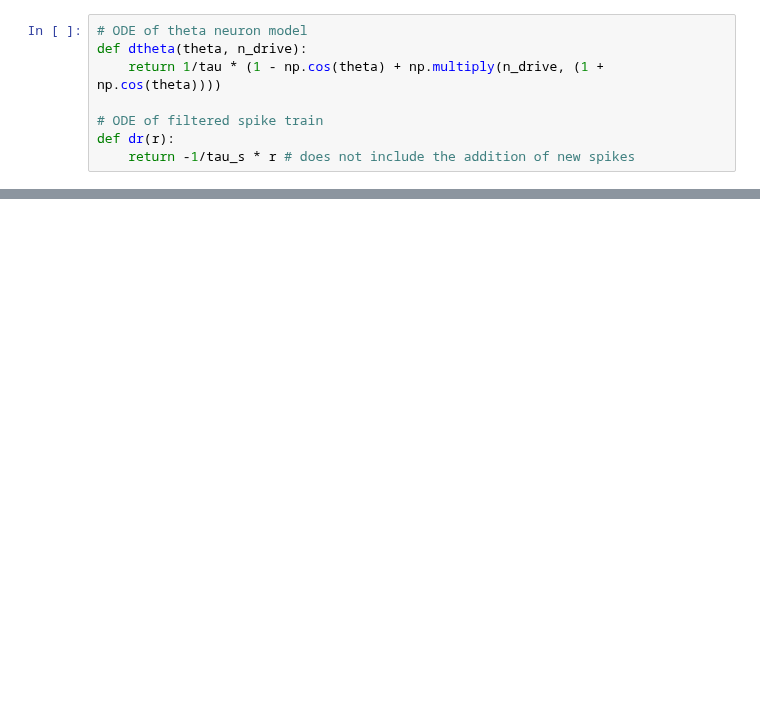
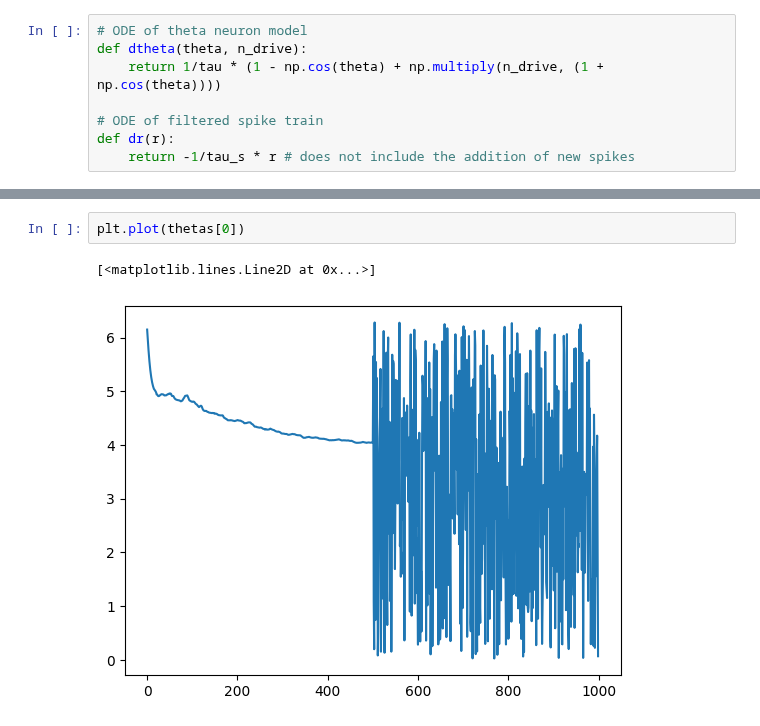
Before and after one commit to Sam-q-3736/srnn_rls, a Jupyter notebook: Untitled.ipynb, the cells around one changed output, grey strips where cells are left out. Saved outputs shown, nothing was run; the diff lists cells and outputs as text; blank space fills up the shorter version.

```diff
--- a/Untitled.ipynb
+++ b/Untitled.ipynb
@@ -164,0 +166,5 @@ plt.ylim(-70, 70)
+# %%
+plt.plot(thetas[0])
+# %% [output]
+[<matplotlib.lines.Line2D at 0x...>]
+[figure, added]
```
Also changed, not shown: parts of 19 cells of this notebook, 5 other files.
